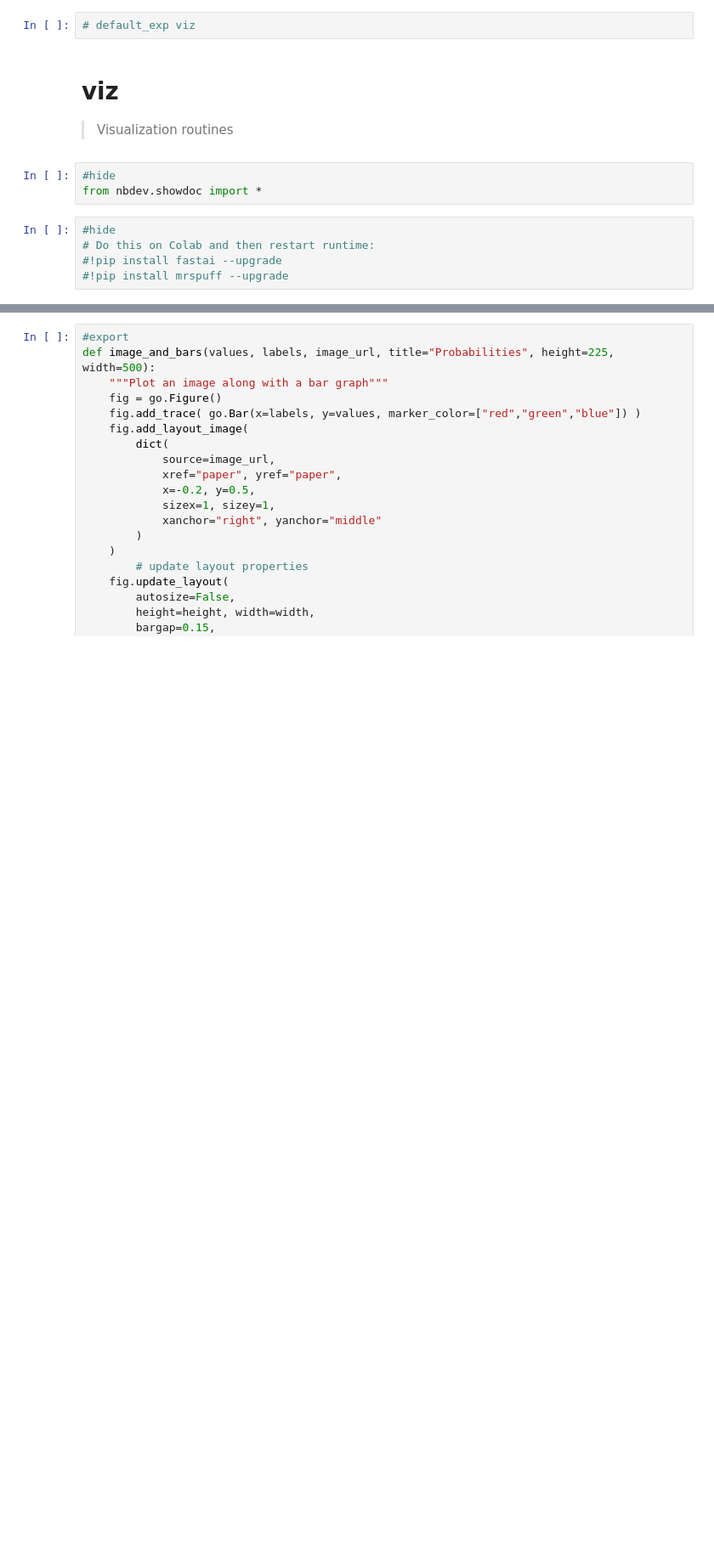
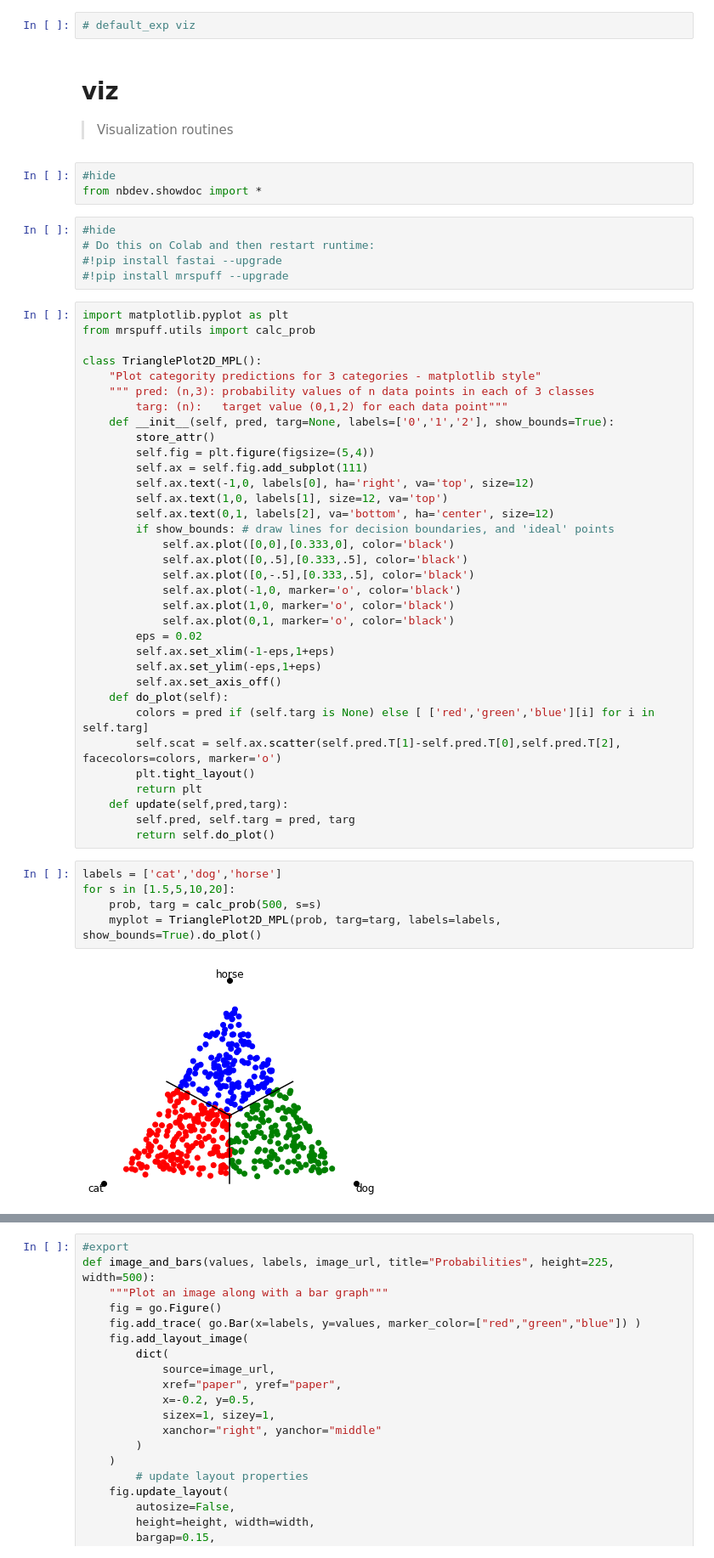
Before and after one commit to drscotthawley/mrspuff, a Jupyter notebook: viz.ipynb, the cells around one changed output, grey strips where cells are left out. Shown at 85% size. Saved outputs shown, nothing was run; the diff lists cells and outputs as text; blank space fills up the shorter version.

Commit message:
standardized (class) triangleplot api, added one_hot

```diff
--- a/viz.ipynb
+++ b/viz.ipynb
@@ -12,3 +12,44 @@ from nbdev.showdoc import *
 # Do this on Colab and then restart runtime:
 #!pip install fastai --upgrade
 #!pip install mrspuff --upgrade
+# %%
+import matplotlib.pyplot as plt
+from mrspuff.utils import calc_prob
+
+class TrianglePlot2D_MPL():
+    "Plot categority predictions for 3 categories - matplotlib style"
+    """ pred: (n,3): probability values of n data points in each of 3 classes
+        targ: (n):   target value (0,1,2) for each data point"""
+    def __init__(self, pred, targ=None, labels=['0','1','2'], show_bounds=True):
+        store_attr()
+        self.fig = plt.figure(figsize=(5,4))
+        self.ax = self.fig.add_subplot(111)
+        self.ax.text(-1,0, labels[0], ha='right', va='top', size=12)
+        self.ax.text(1,0, labels[1], size=12, va='top')
+        self.ax.text(0,1, labels[2], va='bottom', ha='center', size=12)
+        if show_bounds: # draw lines for decision boundaries, and 'ideal' points
+            self.ax.plot([0,0],[0.333,0], color='black')
+            self.ax.plot([0,.5],[0.333,.5], color='black')
+            self.ax.plot([0,-.5],[0.333,.5], color='black')
+            self.ax.plot(-1,0, marker='o', color='black')
+            self.ax.plot(1,0, marker='o', color='black')
+            self.ax.plot(0,1, marker='o', color='black')
+        eps = 0.02
+        self.ax.set_xlim(-1-eps,1+eps)
+        self.ax.set_ylim(-eps,1+eps)
+        self.ax.set_axis_off()
+    def do_plot(self):
+        colors = pred if (self.targ is None) else [ ['red','green','blue'][i] for i in self.targ]
+        self.scat = self.ax.scatter(self.pred.T[1]-self.pred.T[0],self.pred.T[2], facecolors=colors, marker='o')
+        plt.tight_layout()
+        return plt
+    def update(self,pred,targ):
+        self.pred, self.targ = pred, targ
+        return self.do_plot()
+# %%
+labels = ['cat','dog','horse']
+for s in [1.5,5,10,20]:
+    prob, targ = calc_prob(500, s=s)
+    myplot = TrianglePlot2D_MPL(prob, targ=targ, labels=labels, show_bounds=True).do_plot()
+# %% [output]
+[figure, added]
```
Also changed, not shown: parts of 7 cells of this notebook, 9 other files.
